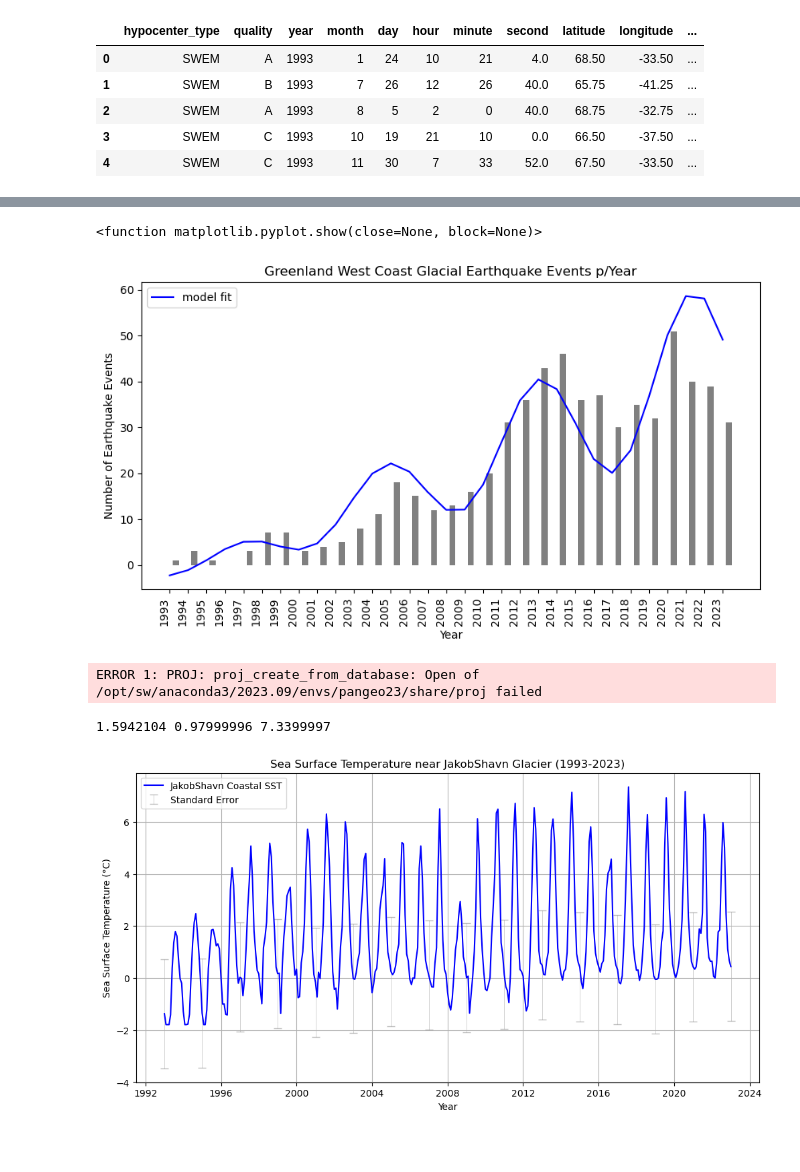
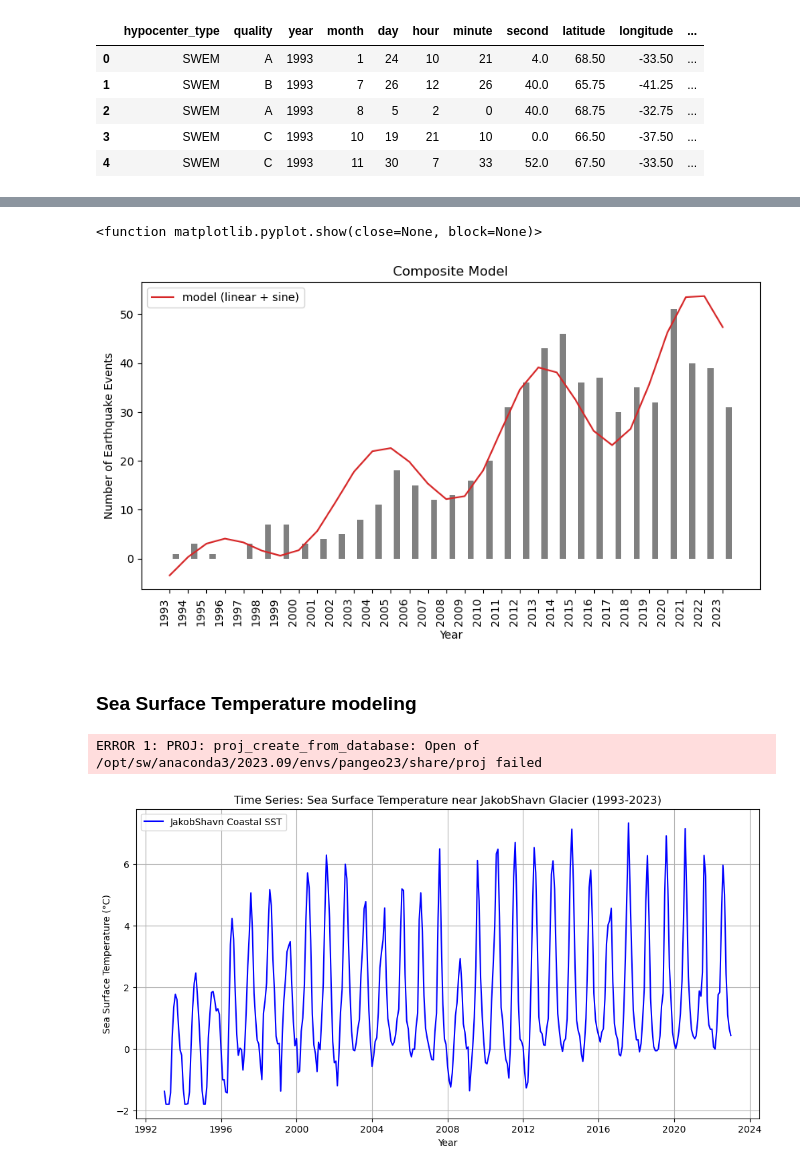
Before and after one commit to dev-harlan/CES_2024_Online, a Jupyter notebook: Final Prj/CES_FinalProj-dHarlan-4.ipynb, the cells around one changed output, grey strips where cells are left out. Cells and saved outputs as stored; diff of their text form; code cells hidden in the pictures.

```diff
--- a/Final Prj/CES_FinalProj-dHarlan-4.ipynb
+++ b/Final Prj/CES_FinalProj-dHarlan-4.ipynb
@@ -148,76 +149,56 @@ plt.show
 # %%
-# Create the plot
+# Plot
 fig, ax = plt.subplots(figsize=(10,5))
-plt.plot(x, resultsExp+resultSin, 'b-', label="model fit")
+plt.plot(t, resultLin+resultSin, color='tab:red', label="model (linear + sine)")
 #plt.plot(x, northwest_grp.values, 'bo', label="observed data")
-ax.bar(x + bar_width, northwest_grp, bar_width,  color='grey')
+ax.bar(t + bar_width, northwest_grp, bar_width,  color='grey')
 ax.set_xlabel('Year')
 ax.set_ylabel('Number of Earthquake Events')
-ax.set_title('Greenland West Coast Glacial Earthquake Events p/Year')
-ax.set_xticks(x)
+ax.set_title('Composite Model')
+ax.set_xticks(t)
 ax.set_xticklabels(years, rotation=90, ha='right')
 ax.legend()
 plt.show
 # %% [output]
 <function matplotlib.pyplot.show(close=None, block=None)>
-[figure, old version]
+[figure, new version]
+# %% [markdown]
+### Sea Surface Temperature modeling
 # %%
-# Get Monthly mean sea surface data:
+# NOAA Monthly mean sea surface data:
+# Optimum Interpolation (OI) SST Version 2 product
+# https://psl.noaa.gov/data/gridded/data.noaa.oisst.v2.html
 
-# Define the file path
+# local data
 file_path = "data/sst.mnmean.nc"
 dataset = xr.open_dataset(file_path)
 
-# sel variables
-sst = dataset['sst']  # Access the 'sst' variable directly as a DataArray
+# sel sea surface temp variable from xarray
+sst = dataset['sst']
 
 # Select the nearest grid point to the specified coordinates
-lat = 69.0  # Jakobshavn Glacier
+lat = 69.0  # off coast of Jakobshavn Glacier
 lon = -52.0 + 360  # Convert W longitude to 0-360 scale
-lat1 = 66.3  # Approximate latitude for Helheim Glacier
-lon1 = -38.2 + 360  # Convert W longitude to 0-360 scale
-lat2 = 68.6  # Kangerlussuaq Glacier
-lon2 = -33.0 + 360  # Convert W longitude to 0-360 scale
 sst_west = sst.sel(lat=lat, lon=lon, method='nearest')  # Use the nearest flag
 
 # time range
 start_date = '1993-01-01'
 end_date = '2023-01-01'
 sst_west = sst_west.sel(time=slice(start_date, end_date))
 
 # Convert to NumPy
 sst_mmean_values = sst_west.values  # Extract SST values - Remembers each alue is a monthly mean!
 time_index = pd.to_datetime(sst_west['time'].values)  # Convert time to pandas datetime
 
-#print(sst_westYear)
-#print(sst_west.values)
-#print(sst_mmean_values)
-# Plots
-
-#mean standard error
-d_mean = (np.mean(sst_mmean_values))
-d_med = (np.median(sst_mmean_values))
-d_max = (np.max(sst_mmean_values))
-d_mean_1d = d_mean.reshape(-1)
-d_err = (np.std(sst_mmean_values) * np.ones_like(sst_mmean_values))
-d_err_1d = d_err.reshape(-1)
-d_obs_1d = sst_mmean_values.reshape(-1)
-
-print(d_mean, d_med, d_max)
-
 plt.figure(figsize=(12, 6))
 plt.plot(time_index, sst_mmean_values, label='JakobShavn Coastal SST', color='blue')
-plt.errorbar(time_index, d_obs_1d, yerr=d_err_1d, label='Standard Error', color="tab:orange", alpha=0.5, ecolor='gray', linewidth=0, elinewidth=0.5, errorevery=24, capsize=4, fillstyle='full', zorder=0)
-
 plt.xlabel('Year')
 plt.ylabel('Sea Surface Temperature (°C)')
-plt.title('Sea Surface Temperature near JakobShavn Glacier (1993-2023)')
+plt.title('Time Series: Sea Surface Temperature near JakobShavn Glacier (1993-2023)')
 plt.legend()
 plt.grid(True)
 plt.show()
-#plt.savefig('figures/SST-EastGreenland_1993-2023.png', bbox_inches='tight')
 # %% [output]
 ERROR 1: PROJ: proj_create_from_database: Open of /opt/sw/anaconda3/2023.09/envs/pangeo23/share/proj failed
-1.5942104 0.97999996 7.3399997
-[figure, old version]
+[figure, new version]
 # %%
```
Also changed, not shown: parts of 15 cells of this notebook, 1 other file.
